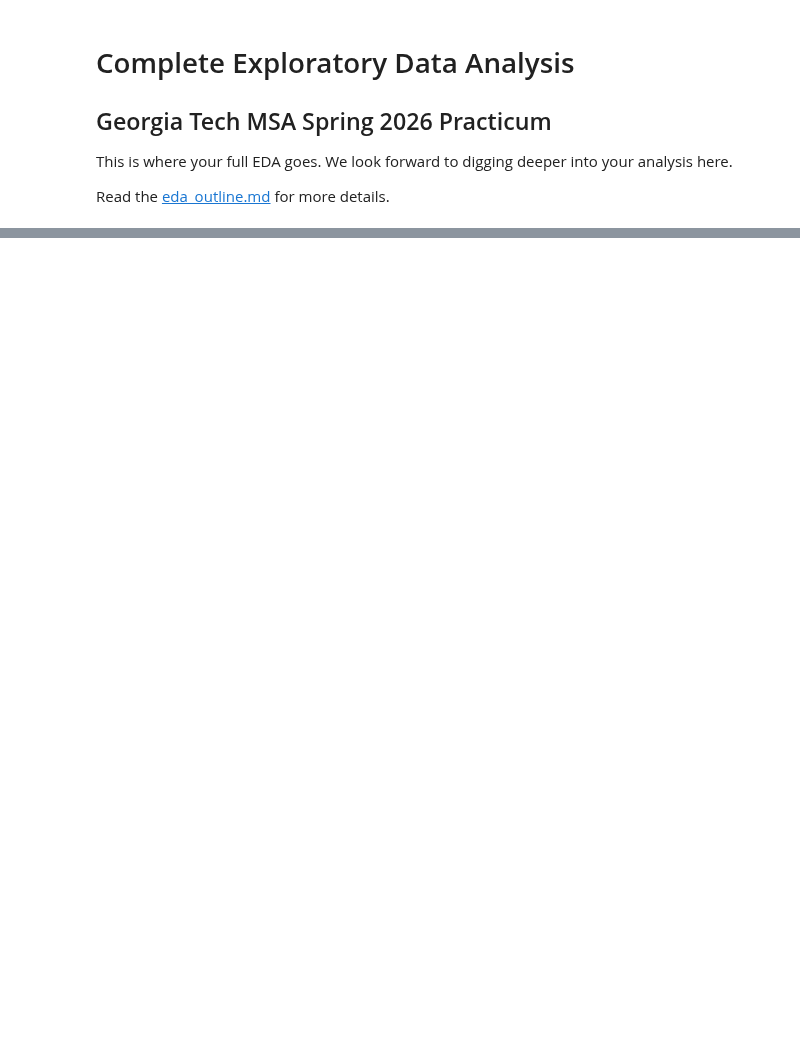
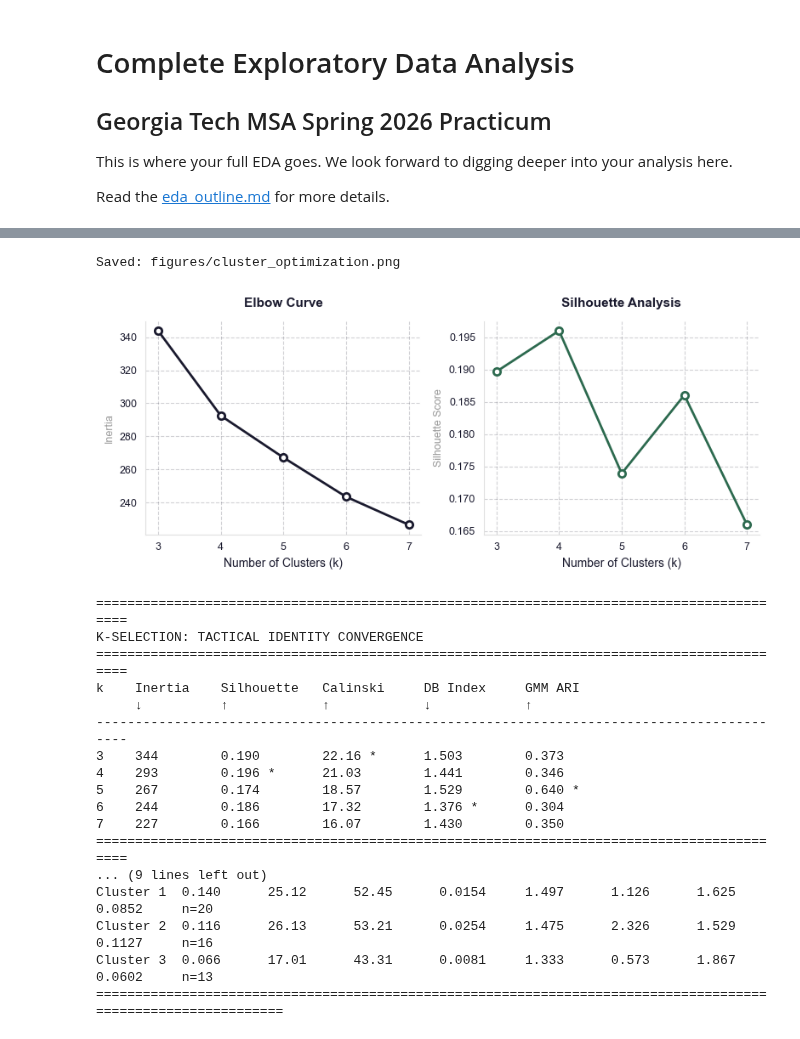
Before and after one commit to soh364/soccer-analytics-capstone-XOh, a Jupyter notebook: eda/EDA_Soomi.ipynb, the cells around one changed output, grey strips where cells are left out. Saved outputs shown, nothing was run; the diff lists cells and outputs as text; code cells hidden in the pictures; blank space fills up the shorter version.

```diff
--- a/eda/EDA_Soomi.ipynb
+++ b/eda/EDA_Soomi.ipynb
@@ -777,0 +61,8 @@ HBox(children=(Dropdown(description='Team A:', options=('Argentina', 'Austria',
+# %%
+# Load tournament metrics
+metrics = load_tournament_data_8d('men_tourn_2022_24', verbose=False)
+# Build 8-D profiles
+tournament_profiles = build_team_profile_8d(metrics, verbose=False)
+tournament_profiles_pd = tournament_profiles.to_pandas()
+tournament_profiles.write_csv('./processed/tournament_profiles_8d_2022_24.csv')
+tournament_profiles.head(5)
@@ -777,0 +91,49 @@ HBox(children=(Dropdown(description='Team A:', options=('Argentina', 'Austria',
+# %%
+tournament_profiles_pd = tournament_profiles_pd.sort_values('team').reset_index(drop=True)
+
+dimensions = [
+    'pressing_intensity', 'territorial_dominance', 'ball_control',
+    'possession_efficiency', 'defensive_positioning', 'attacking_threat',
+    'progression_style', 'buildup_quality'
+]
+clusterer = TacticalClustering(dimensions)
+scaled_data = clusterer.prepare_data(tournament_profiles_pd)
+
+optimization_results = clusterer.optimize_k(k_range=range(3, 8))
+fig, axes = plot_clustering_validation_compact(optimization_results)
+save_figure(fig, 'cluster_optimization.png')
+plt.show()
+
+clustering = TacticalClustering(dimensions)
+clustering.prepare_data(tournament_profiles_pd)
+k_results = clustering.print_k_comparison(k_range=range(3, 8))
+
+print("\nRunning K-means (k=4)...")
+clustering_results = clusterer.run_kmeans(k=4, random_state=42)
+
+tournament_profiles_pd['cluster'] = clustering_results['labels']
+cluster_centers = clustering_results['centers']
+
+cluster_centers['size'] = tournament_profiles_pd['cluster'].value_counts().sort_index().values
+
+clusterer.render_tactical_dna(clustering_results)
+# %% [output]
+Saved: figures/cluster_optimization.png
+[figure, added]
+==========================================================================================
+K-SELECTION: TACTICAL IDENTITY CONVERGENCE
+==========================================================================================
+k    Inertia    Silhouette   Calinski     DB Index     GMM ARI
+     ↓          ↑            ↑            ↓            ↑
+------------------------------------------------------------------------------------------
+3    344        0.190        22.16 *      1.503        0.373
+4    293        0.196 *      21.03        1.441        0.346
+5    267        0.174        18.57        1.529        0.640 *
+6    244        0.186        17.32        1.376 *      0.304
+7    227        0.166        16.07        1.430        0.350
+==========================================================================================
+... (9 lines left out)
+Cluster 1  0.140      25.12      52.45      0.0154     1.497      1.126      1.625      0.0852     n=20
+Cluster 2  0.116      26.13      53.21      0.0254     1.475      2.326      1.529      0.1127     n=16
+Cluster 3  0.066      17.01      43.31      0.0081     1.333      0.573      1.867      0.0602     n=13
+==============================================================================================================
```
Also changed, not shown: parts of 44 cells of this notebook, 1 other file.
